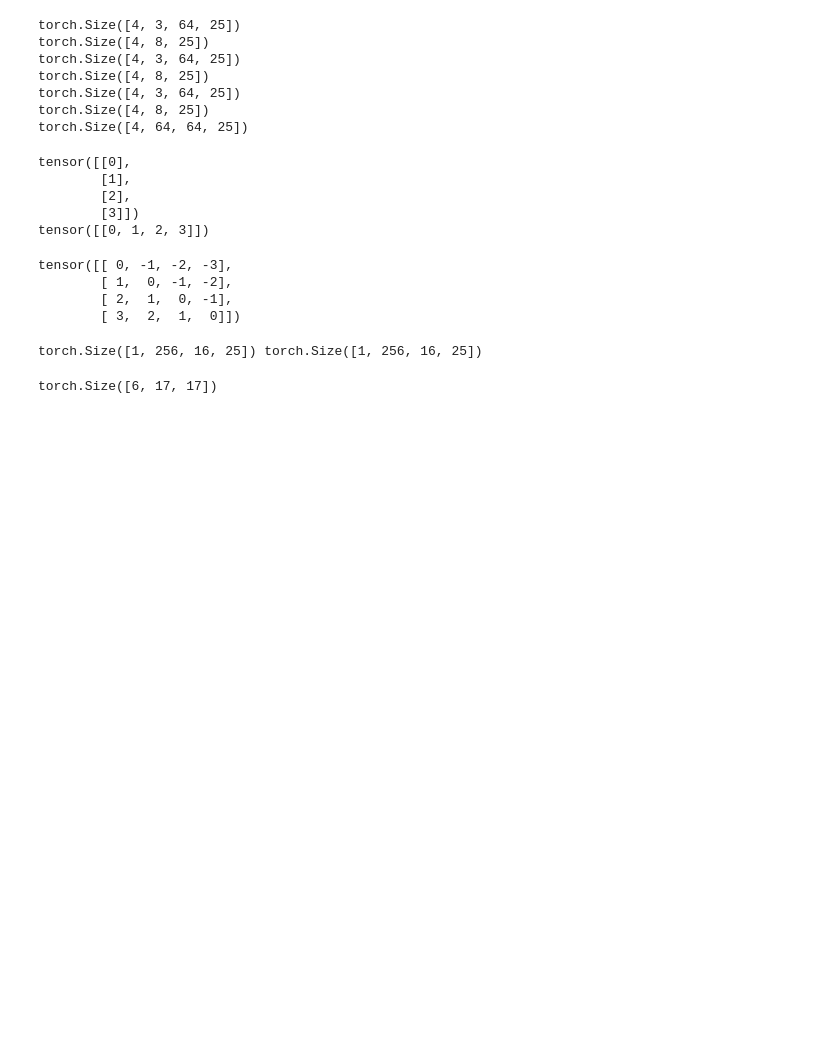
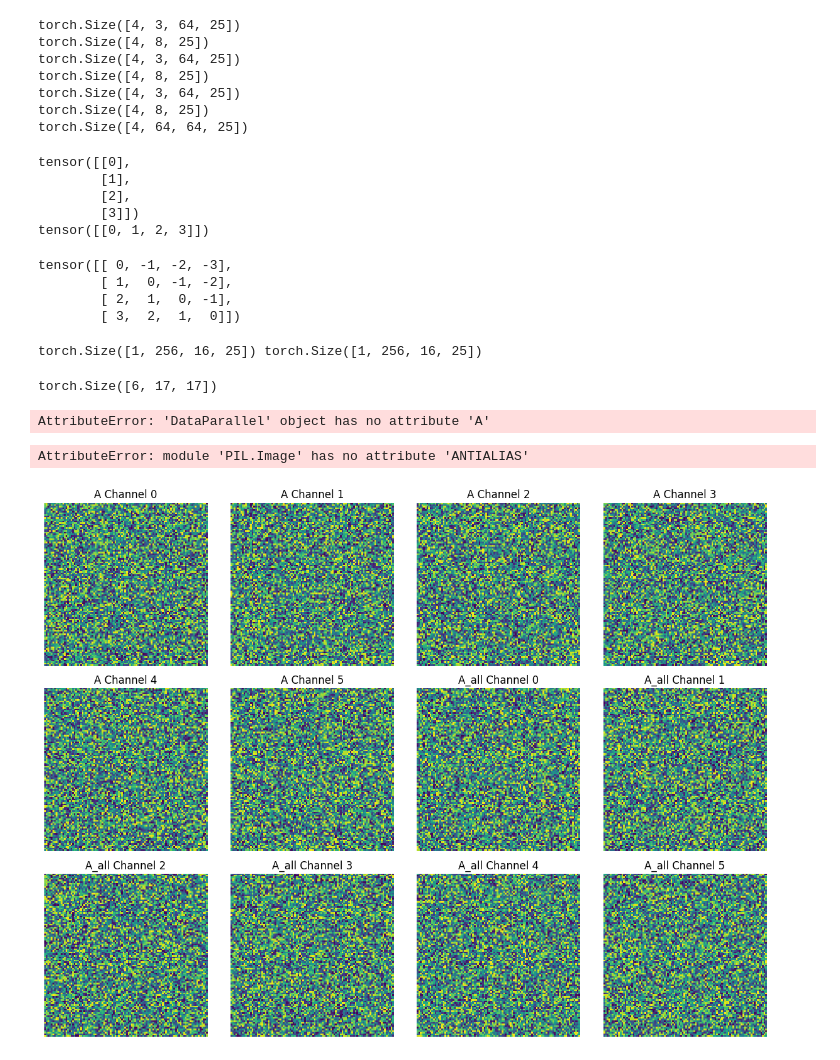
Before and after one commit to shinejjy/CTR-GCN, a Jupyter notebook: test.ipynb, the cells around one changed output. Cells and saved outputs as stored; diff of their text form; code cells hidden in the pictures; blank space fills up the shorter version.

```diff
--- a/test.ipynb
+++ b/test.ipynb
@@ -95,0 +108,48 @@ torch.Size([6, 17, 17])
+# %%
+model.module.A
+# %% [output]
+AttributeError: 'DataParallel' object has no attribute 'A'
+# %%
+import torch
+import torchvision
+from torch.utils.tensorboard import SummaryWriter
+import matplotlib.pyplot as plt
+import numpy as np
+
+# 创建一个12个子图的画布，每个子图都是一个矩阵
+fig, axs = plt.subplots(3, 4, figsize=(12, 9))
+
+# 假设A和A_all是你的图像数据，这里用随机数据代替
+A = np.random.random((6, 100, 100))
+A_all = np.random.random((6, 100, 100))
+
+# 将A的每个通道画在前6个子图上
+for i in range(6):
+    row = i // 4
+    col = i % 4
+    axs[row, col].imshow(A[i], cmap='viridis', interpolation='nearest')
+    axs[row, col].set_title(f'A Channel {i}')
+    axs[row, col].axis('off')
+
+# 将A_all的每个通道画在后6个子图上
+for i in range(6):
+    row = (i + 6) // 4
+    col = (i + 6) % 4
+    axs[row, col].imshow(A_all[i], cmap='viridis', interpolation='nearest')
+    axs[row, col].set_title(f'A_all Channel {i}')
+    axs[row, col].axis('off')
+
+plt.tight_layout()
+
+# 保存图像到本地
+plt.savefig("my_figure.png")
+
+# 将图像转换为NumPy数组并添加到TensorBoard
+writer = SummaryWriter()
+img = torchvision.io.read_image("my_figure.png")
+img_numpy = np.array(img)
+writer.add_image("MyFigure", img_numpy)  # 'HWC' means Height x Width x Channels
+writer.close()
+# %% [output]
+AttributeError: module 'PIL.Image' has no attribute 'ANTIALIAS'
+[figure, added]
```
Also changed, not shown: parts of 20 cells of this notebook, 20 other files.
